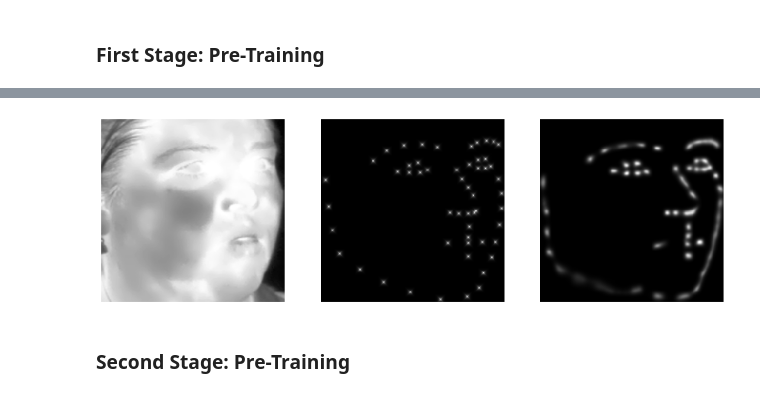
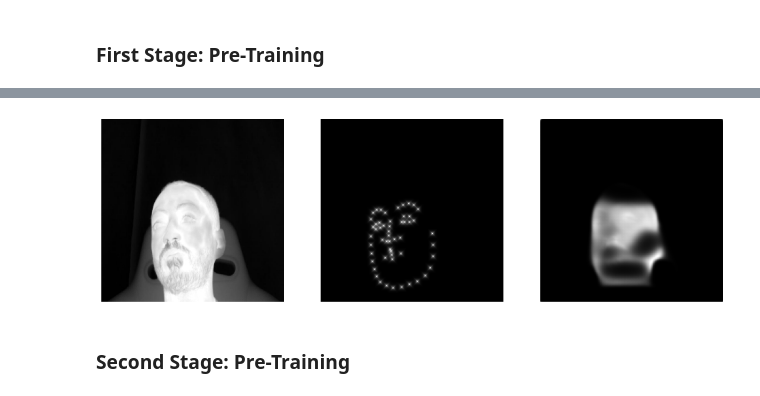
Before and after one commit to faiyaz106/Thermal-facial-landmark-detection, a Jupyter notebook: train_unet_predictor.ipynb, the cells around one changed output, grey strips where cells are left out. Drawn from its saved outputs; the diff is of its cells as text; code cells hidden in the pictures.

```diff
--- a/train_unet_predictor.ipynb
+++ b/train_unet_predictor.ipynb
@@ -247,5 +239,5 @@ def import_data(s):
 
     return images, masks, annotations
 # %%
-img_train, bmask_train, l_train = import_data('train')
+img_train, bmask_train, l_train = import_data('gray')
 # %% [output]
@@ -589,4 +417,4 @@ Use tf.where in 2.0, which has the same broadcast rule as np.where
 # %%
 # train
-history = u_net.fit(img_train, bmask_train, validation_data=(img_val, bmask_val), shuffle=True, batch_size=32, epochs=20, callbacks=callbacks0)
+history = u_net.fit(img_train, bmask_train, shuffle=True, batch_size=32, epochs=20, callbacks=callbacks0)
 # %% [output]
@@ -645,3 +488,3 @@ visualize_mask_prediction(42, img_train, bmask_train)
 # %%
-visualize_mask_prediction(42, img_test, bmask_test)
+visualize_mask_prediction(42, img_train, bmask_train)
 # %% [output]
@@ -648,4 +492,4 @@ visualize_mask_prediction(42, img_test, bmask_test)
-[figure, old version]
+[figure, new version]
 # %% [markdown]
 ### Second Stage: Pre-Training
 # %%
```
Also changed, not shown: parts of 30 cells of this notebook.
